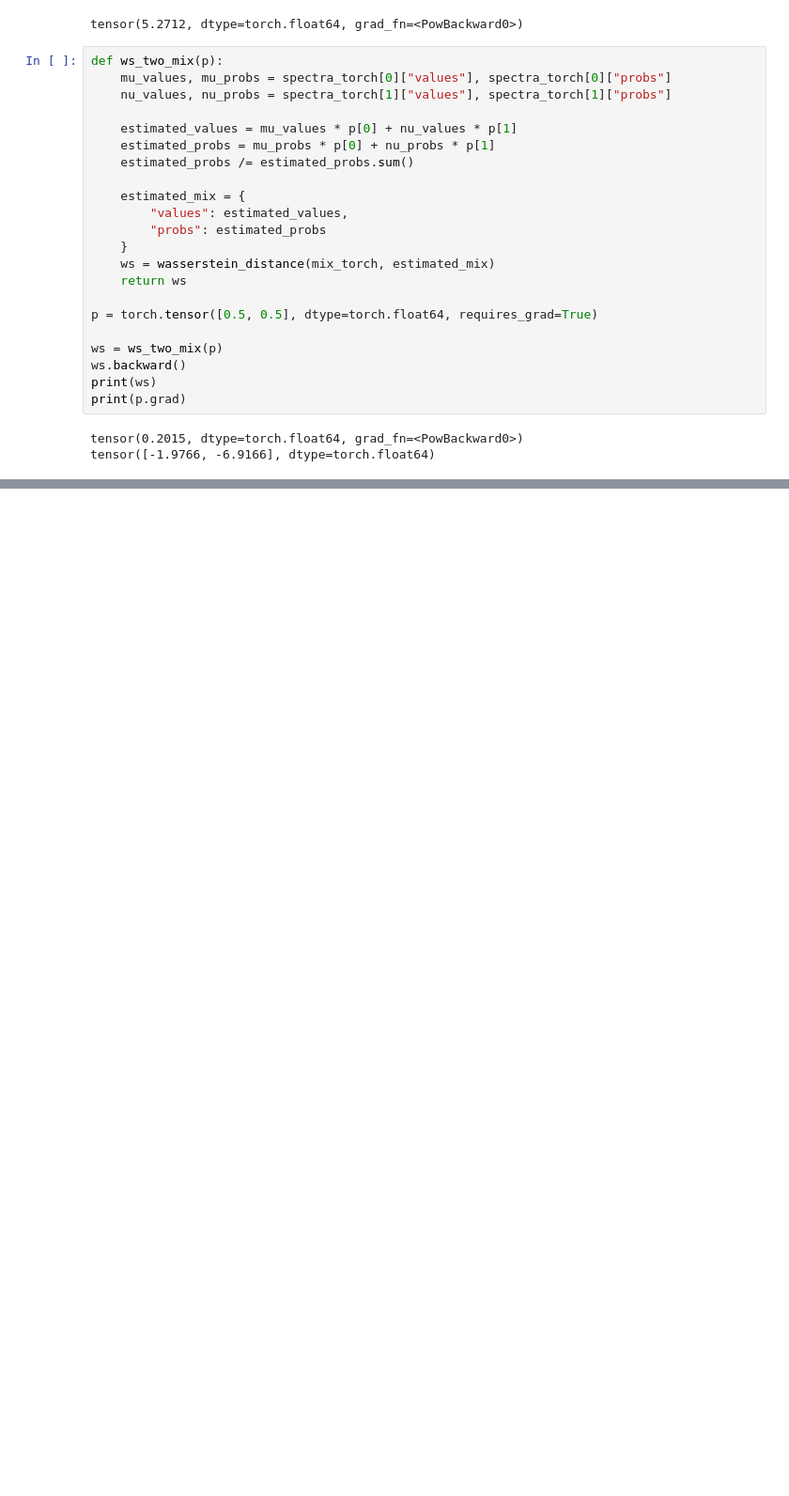
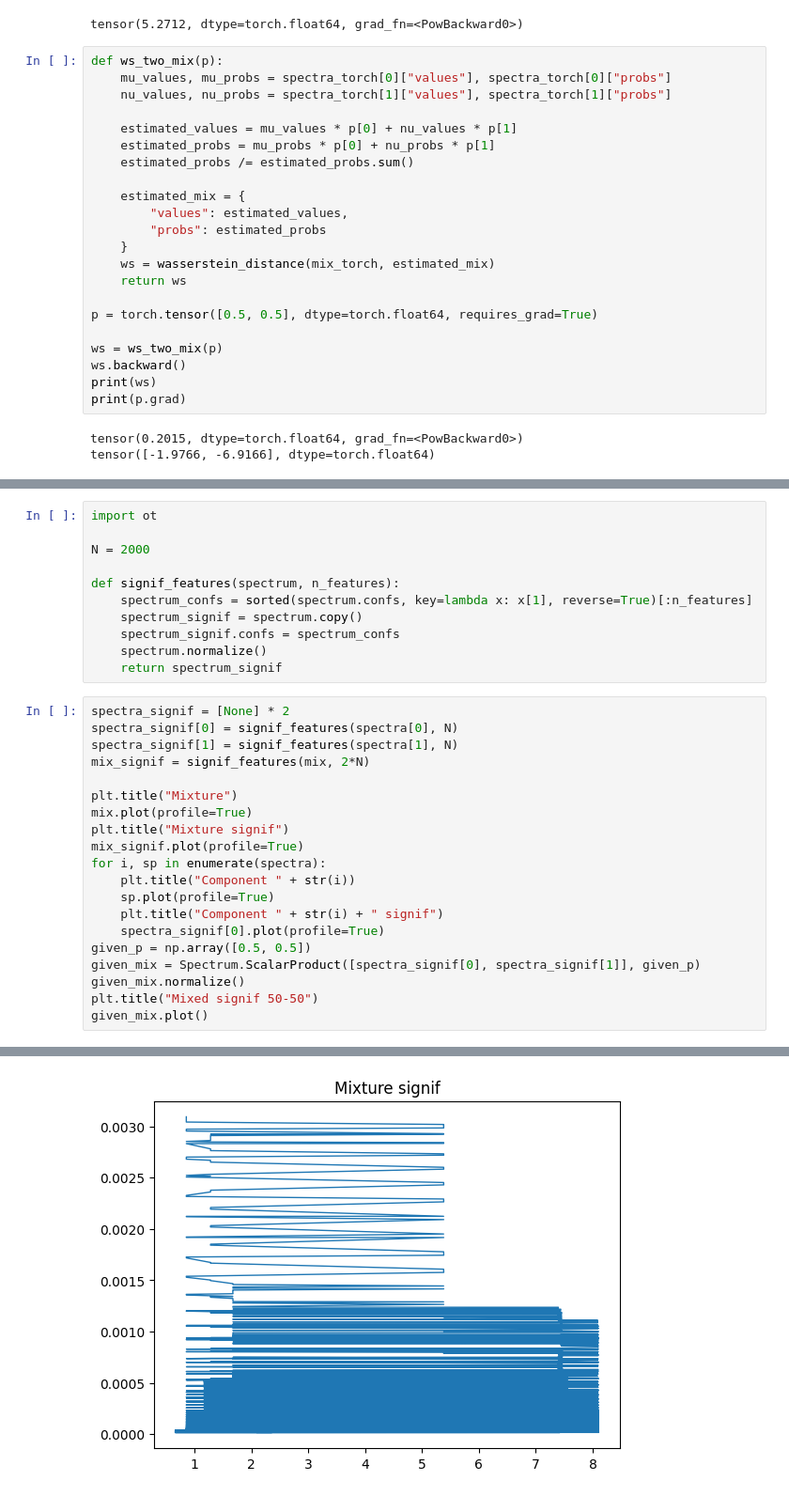
Before and after one commit to janwan2003/wasserstein, a Jupyter notebook: SimpleDecent/simple_decent.ipynb, the cells around one changed output, grey strips where cells are left out. Shown at 94% size. Cells and saved outputs as stored; diff of their text form; blank space fills up the shorter version.

```diff
--- a/SimpleDecent/simple_decent.ipynb
+++ b/SimpleDecent/simple_decent.ipynb
@@ -351,0 +352,32 @@ plt.show()
+# %%
+import ot
+
+N = 2000
+
+def signif_features(spectrum, n_features):
+    spectrum_confs = sorted(spectrum.confs, key=lambda x: x[1], reverse=True)[:n_features]
+    spectrum_signif = spectrum.copy()
+    spectrum_signif.confs = spectrum_confs
+    spectrum.normalize()
+    return spectrum_signif
+# %%
+spectra_signif = [None] * 2
+spectra_signif[0] = signif_features(spectra[0], N)
+spectra_signif[1] = signif_features(spectra[1], N)
+mix_signif = signif_features(mix, 2*N)
+
+plt.title("Mixture")
+mix.plot(profile=True)
+plt.title("Mixture signif")
+mix_signif.plot(profile=True)
+for i, sp in enumerate(spectra):
+    plt.title("Component " + str(i))
+    sp.plot(profile=True)
+    plt.title("Component " + str(i) + " signif")
+    spectra_signif[0].plot(profile=True)
+given_p = np.array([0.5, 0.5])
+given_mix = Spectrum.ScalarProduct([spectra_signif[0], spectra_signif[1]], given_p)
+given_mix.normalize()
+plt.title("Mixed signif 50-50")
+given_mix.plot()
+# %% [output]
@@ -351,0 +385 @@ plt.show()
+[figure, added]
```
Also changed, not shown: parts of 5 cells of this notebook.
